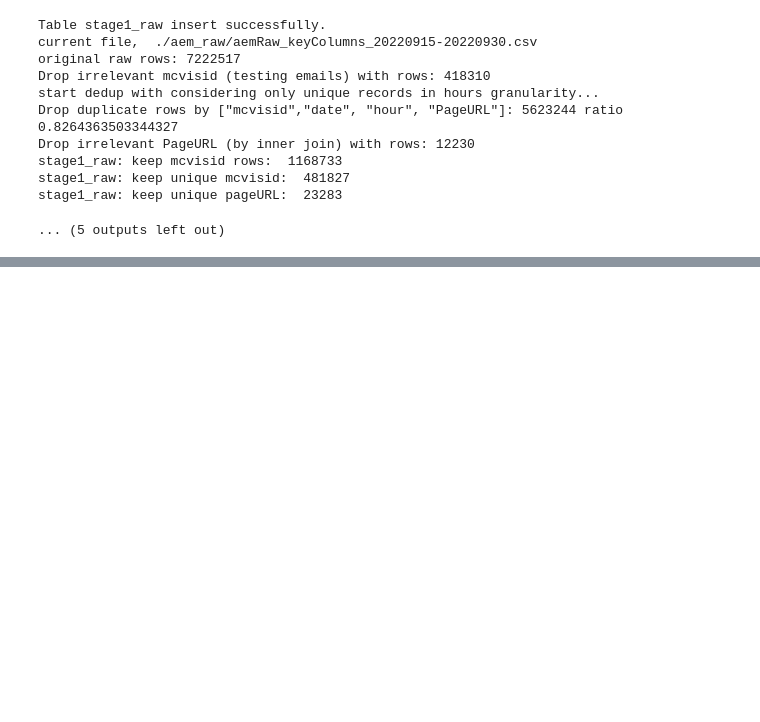
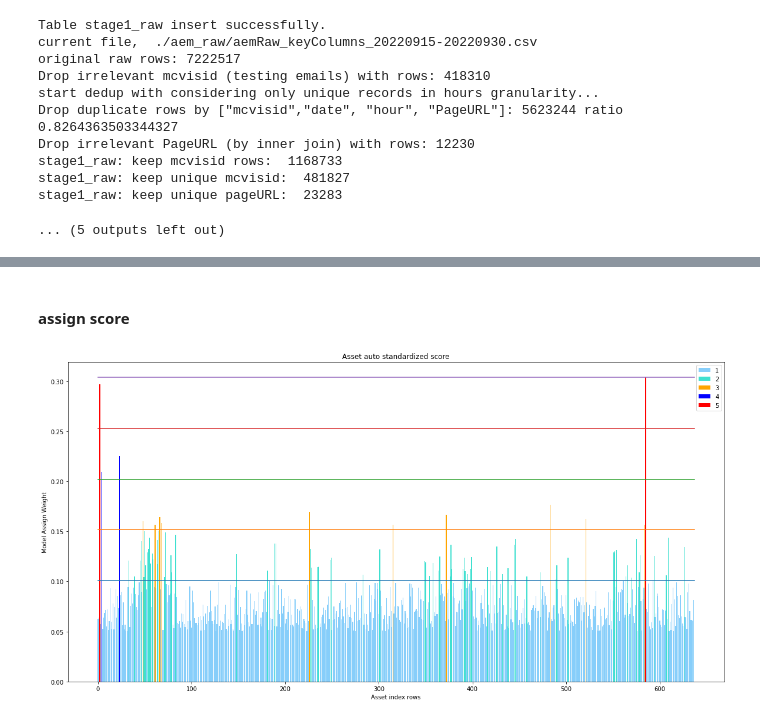
Before and after one commit to wyang-pisrc/ra-mdp, a Jupyter notebook: engagement_scoring/ETL_aemRaw_mysql.ipynb, the cells around one changed output, grey strips where cells are left out. Saved outputs shown, nothing was run; the diff lists cells and outputs as text; code cells hidden in the pictures; blank space fills up the shorter version.

Commit message:
Update utils and integrate result

```diff
--- a/engagement_scoring/ETL_aemRaw_mysql.ipynb
+++ b/engagement_scoring/ETL_aemRaw_mysql.ipynb
@@ -352,0 +374,6 @@ stage1_raw_2.to_csv("stage1_raw_v1.2.csv")
+# %%
+email_mcvisid = pd.read_csv("mcvisid_elqid_email_all.csv")
+email_mcvisid, drop_mcvisid = email_cleanup(email_mcvisid, "EmailAddress")
+
+_lead = pd.read_csv("crm_Lead_20221116_all.csv", index_col=0)
+crm_lead, drop_rows = email_cleanup(_lead, "emailaddress1")
@@ -352,0 +401,9 @@ stage1_raw_2.to_csv("stage1_raw_v1.2.csv")
+# %%
+stage1_raw = aem_raw.drop(columns=["label"]).merge(updated_labels, on="mcvisid", how="left") # drop no valid mcvisid
+print(stage1_raw["label"].fillna("nan").value_counts())
+# stage1_raw["label"] = stage1_raw["label"].fillna(False)
+stage1_raw.dropna(subset=["label"], inplace=True)
+print(stage1_raw["label"].fillna("nan").value_counts())
+stage1_raw.to_csv("model_input_EDA" + "_"+VERSION)
+stage1_raw = stage1_raw[~stage1_raw["clean_PageURL"].isin(stopwords.index)] ## drop stopwords
+print("after drop high freq website:\n", stage1_raw["label"].fillna("nan").value_counts())
@@ -352,0 +422,6 @@ stage1_raw_2.to_csv("stage1_raw_v1.2.csv")
+# %%
+total = stage1_raw.groupby("clean_PageURL").size().rename("total")
+pos = stage1_raw.groupby("clean_PageURL")["label"].sum().rename("positive") * 1
+result = pd.concat([total, pos], axis=1)
+result["ratio"] = result["positive"]/result["total"]
+result["negative"] = (result["total"] - result["positive"])*1
@@ -352,0 +430,2 @@ stage1_raw_2.to_csv("stage1_raw_v1.2.csv")
+# %% [markdown]
+#### assign score
@@ -352,0 +437,15 @@ stage1_raw_2.to_csv("stage1_raw_v1.2.csv")
+# %%
+plot_data = result.query("10000>`total`>50 and `ratio`>0.05")
+x = plot_data["ratio"].astype(float)
+
+### min-max
+# x = (x-x.min())/(x.max()-x.min()) * 5
+
+### z-score
+# x = ((x-x.mean())/x.std())
+
+index = plot_data.assign(clean_PageURL=lambda x: x.index)["clean_PageURL"]
+# %%
+xx = score_bar_plot(index, x, num_levels = 5)
+# %% [output]
+[figure, added]
```
Also changed, not shown: parts of 22 cells of this notebook, 1 other file.
